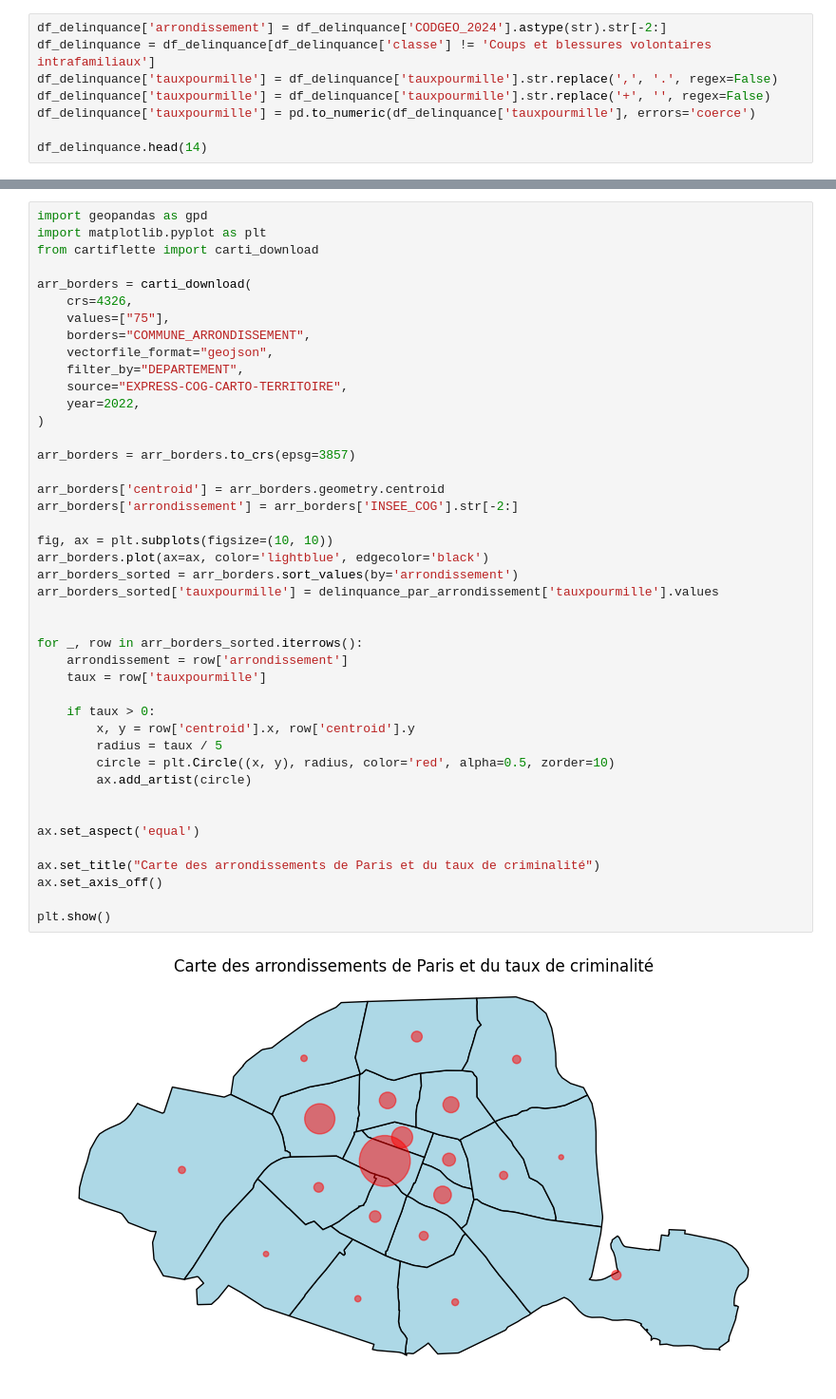
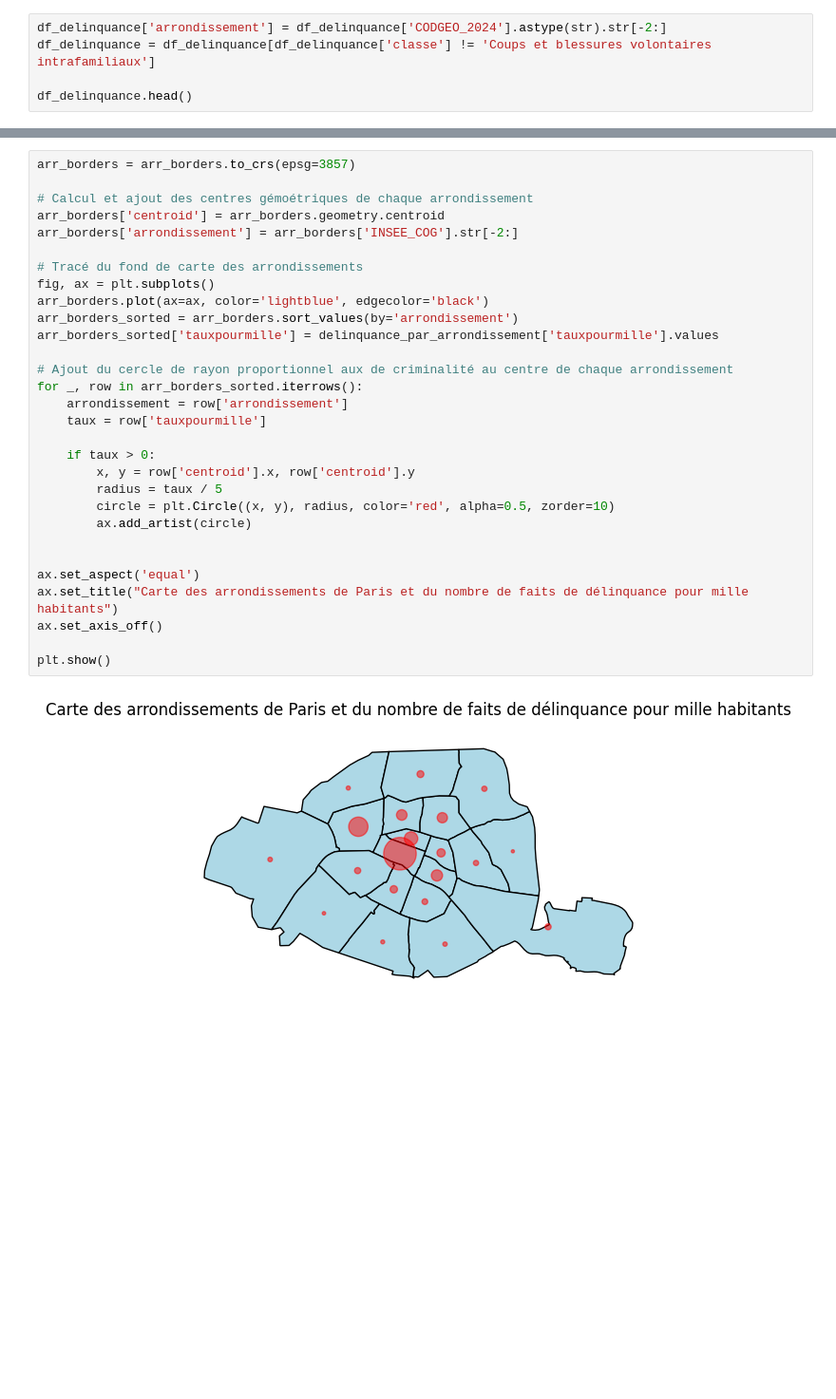
Before and after one commit to Yasmxne/Projet-Python-pour-la-Data-Science, a Jupyter notebook: BaseDélinquance.ipynb, the cells around one changed output, grey strips where cells are left out. Shown: that part at 95% size. Cells and saved outputs as stored; diff of their text form; blank space fills up the shorter version.

Commit message:
Modification et ajout commentaires base délinquance

```diff
--- a/BaseDélinquance.ipynb
+++ b/BaseDélinquance.ipynb
@@ -70,11 +79,8 @@ Valeurs uniques dans la colonne 'classe':
 # %%
 df_delinquance['arrondissement'] = df_delinquance['CODGEO_2024'].astype(str).str[-2:]
 df_delinquance = df_delinquance[df_delinquance['classe'] != 'Coups et blessures volontaires intrafamiliaux']
-df_delinquance['tauxpourmille'] = df_delinquance['tauxpourmille'].str.replace(',', '.', regex=False)
-df_delinquance['tauxpourmille'] = df_delinquance['tauxpourmille'].str.replace('+', '', regex=False)
-df_delinquance['tauxpourmille'] = pd.to_numeric(df_delinquance['tauxpourmille'], errors='coerce')
 
-df_delinquance.head(14)
+df_delinquance.head()
 # %% [output]
 |  | __id | CODGEO_2024 | annee | classe | unité.de.compte | valeur.publiée | faits | tauxpourmille | ... |
 | 0 | 409781 | 75101 | 16 | Coups et blessures volontaires | victime | diff | 271.0 | 16.674871 | ... |
@@ -115,45 +152,32 @@ delinquance_par_arrondissement
 # %%
-import geopandas as gpd
-import matplotlib.pyplot as plt
-from cartiflette import carti_download
-
-arr_borders = carti_download(
-    crs=4326,
-    values=["75"],
-    borders="COMMUNE_ARRONDISSEMENT",
-    vectorfile_format="geojson",
-    filter_by="DEPARTEMENT",
-    source="EXPRESS-COG-CARTO-TERRITOIRE",
-    year=2022,
-)
-
 arr_borders = arr_borders.to_crs(epsg=3857)
 
+# Calcul et ajout des centres gémoétriques de chaque arrondissement
 arr_borders['centroid'] = arr_borders.geometry.centroid
 arr_borders['arrondissement'] = arr_borders['INSEE_COG'].str[-2:]
 
-fig, ax = plt.subplots(figsize=(10, 10))
+# Tracé du fond de carte des arrondissements
+fig, ax = plt.subplots()
 arr_borders.plot(ax=ax, color='lightblue', edgecolor='black')
 arr_borders_sorted = arr_borders.sort_values(by='arrondissement')
 arr_borders_sorted['tauxpourmille'] = delinquance_par_arrondissement['tauxpourmille'].values
 
-
+# Ajout du cercle de rayon proportionnel aux de criminalité au centre de chaque arrondissement
 for _, row in arr_borders_sorted.iterrows():
     arrondissement = row['arrondissement']
     taux = row['tauxpourmille']
 
     if taux > 0:
         x, y = row['centroid'].x, row['centroid'].y
         radius = taux / 5
         circle = plt.Circle((x, y), radius, color='red', alpha=0.5, zorder=10)
         ax.add_artist(circle)
 
 
 ax.set_aspect('equal')
-
-ax.set_title("Carte des arrondissements de Paris et du taux de criminalité")
+ax.set_title("Carte des arrondissements de Paris et du nombre de faits de délinquance pour mille habitants")
 ax.set_axis_off()
 
 plt.show()
 # %% [output]
-[figure, old version]
+[figure, new version]
```
Also changed, not shown: parts of 13 cells of this notebook.
